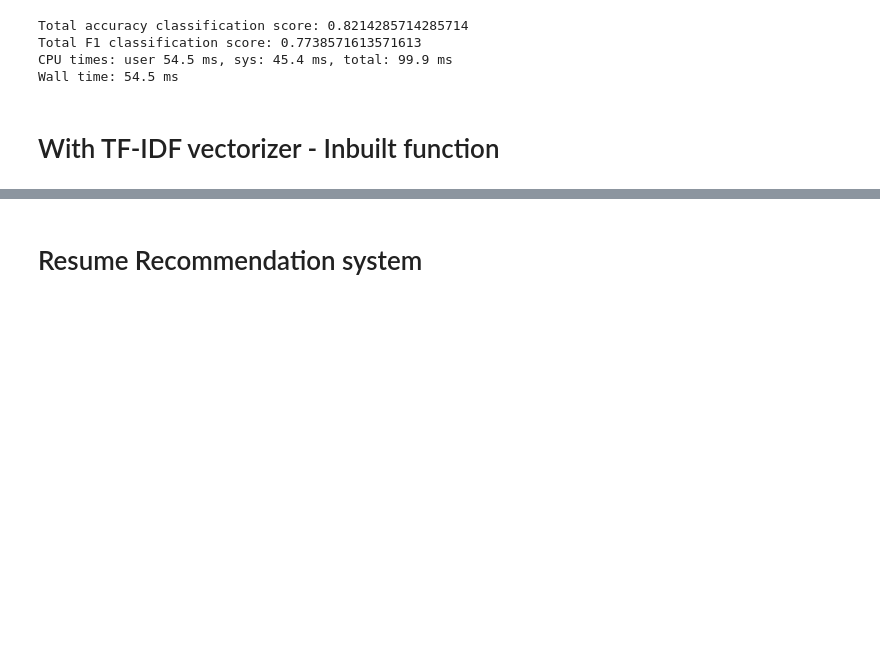
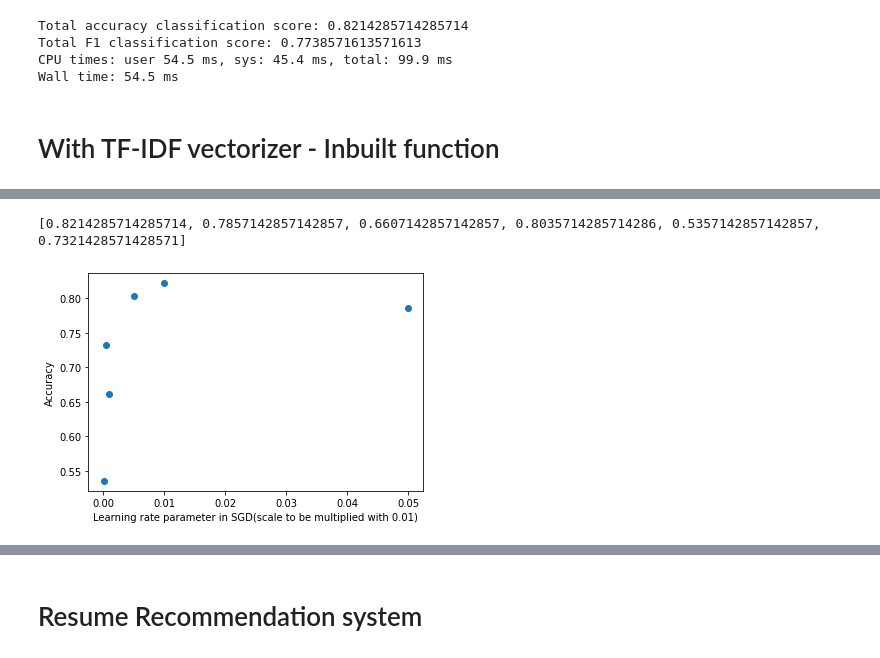
Before and after one commit to suchith1012/Resume-Recommendation-system, a Jupyter notebook: AOML_Project_V1_0.ipynb, the cells around one changed output, grey strips where cells are left out. Drawn from its saved outputs; the diff is of its cells as text; code cells hidden in the pictures; blank space fills up the shorter version.

Commit message:
Added plots for different hyper parameters

```diff
--- a/AOML_Project_V1_0.ipynb
+++ b/AOML_Project_V1_0.ipynb
@@ -727,7 +729,7 @@ Wall time: 18.7 ms
 # %%
 %%time
 
-sgd_4=SGDClassifier(loss='hinge', penalty='l2',alpha=1e-3, random_state=42, max_iter=5, tol=None)
+sgd_4=SGDClassifier(loss='hinge', penalty='l2',alpha=0.005)
 sgd_4.fit(X_train_2, y_train_2)
 y_pred_1 = sgd_4.predict(X_test_2)
 
@@ -744,3 +746,19 @@ Wall time: 176 ms
+# %%
+alpha_param = [0.01,0.05,0.001,0.005,0.0001,0.0005]
+acc_iter=[]
+for i in alpha_param:
+  sgd_5=SGDClassifier(loss='hinge', penalty='l2',alpha=i,random_state=42)
+  sgd_5.fit(X_train_2, y_train_2)
+  y_pred_2 = sgd_5.predict(X_test_2)
+  acc_iter.append(metrics.accuracy_score(y_test_2, y_pred_2))
+print(acc_iter)
+plt.scatter(alpha_param,acc_iter)
+plt.xlabel("Learning rate parameter in SGD(scale to be multiplied with 0.01)")
+plt.ylabel("Accuracy")
+plt.show()
+# %% [output]
+[0.8214285714285714, 0.7857142857142857, 0.6607142857142857, 0.8035714285714286, 0.5357142857142857, 0.7321428571428571]
+[figure, added]
 # %%
 %%time
 
```
Also changed, not shown: parts of 28 cells of this notebook.
